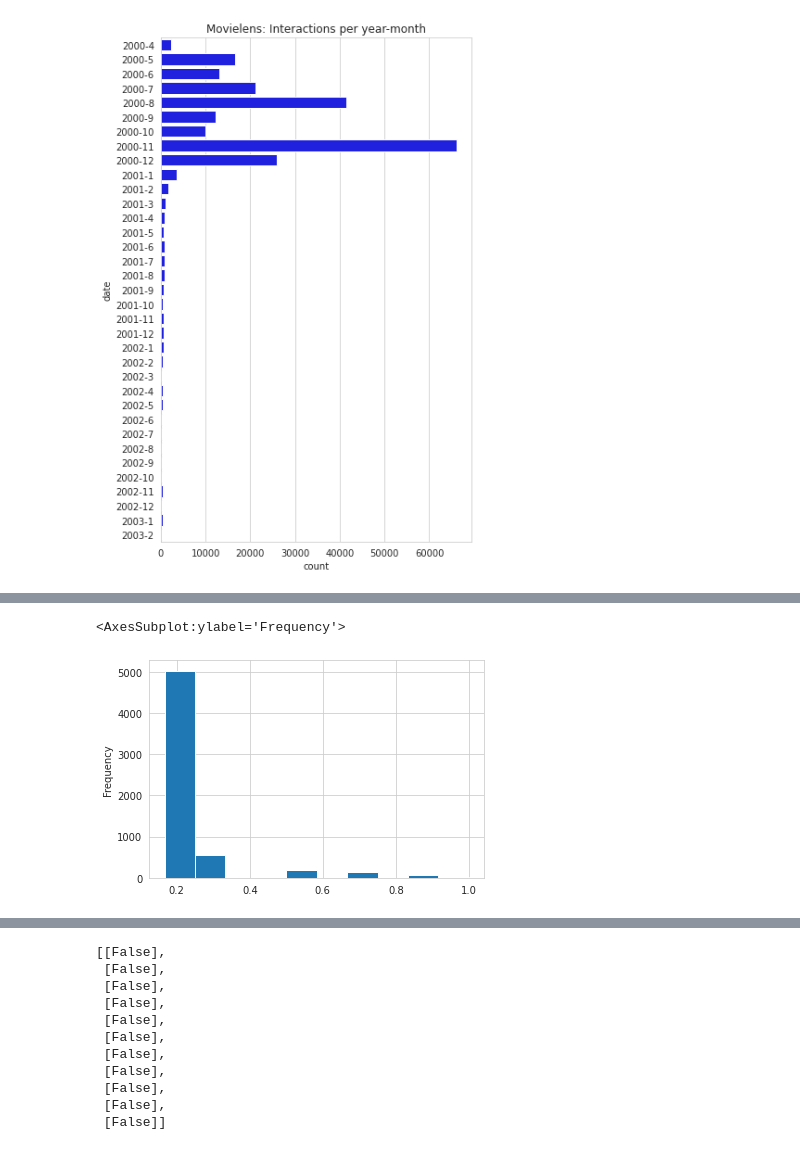
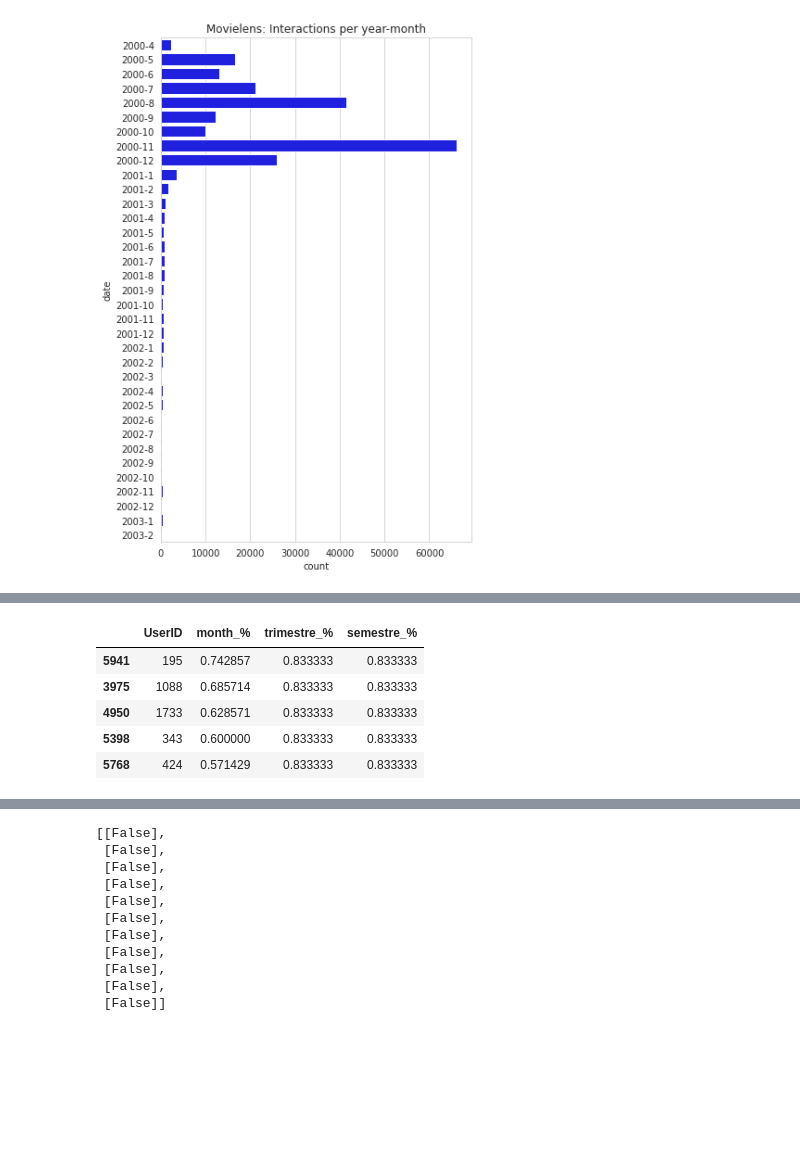
Before and after one commit to Key0412/streamRec-forgetting, a Jupyter notebook: notebooks/Avaliação de Datasets.ipynb, the cells around one changed output, grey strips where cells are left out. Saved outputs shown, nothing was run; the diff lists cells and outputs as text; code cells hidden in the pictures; blank space fills up the shorter version.

```diff
--- a/notebooks/Avaliação de Datasets.ipynb
+++ b/notebooks/Avaliação de Datasets.ipynb
@@ -213,5 +201,9 @@ user_presence_df['trimestre_%'].plot(kind='hist')
-# %%
-user_presence_df['semestre_%'].plot(kind='hist')
-# %% [output]
-<AxesSubplot:ylabel='Frequency'>
-[figure, removed]
+# %%
+user_presence_df.head()
+# %% [output]
+|  | UserID | month_% | trimestre_% | semestre_% |
+| 5941 | 195 | 0.742857 | 0.833333 | 0.833333 |
+| 3975 | 1088 | 0.685714 | 0.833333 | 0.833333 |
+| 4950 | 1733 | 0.628571 | 0.833333 | 0.833333 |
+| 5398 | 343 | 0.600000 | 0.833333 | 0.833333 |
+| 5768 | 424 | 0.571429 | 0.833333 | 0.833333 |
```
Also changed, not shown: parts of 20 cells of this notebook.
